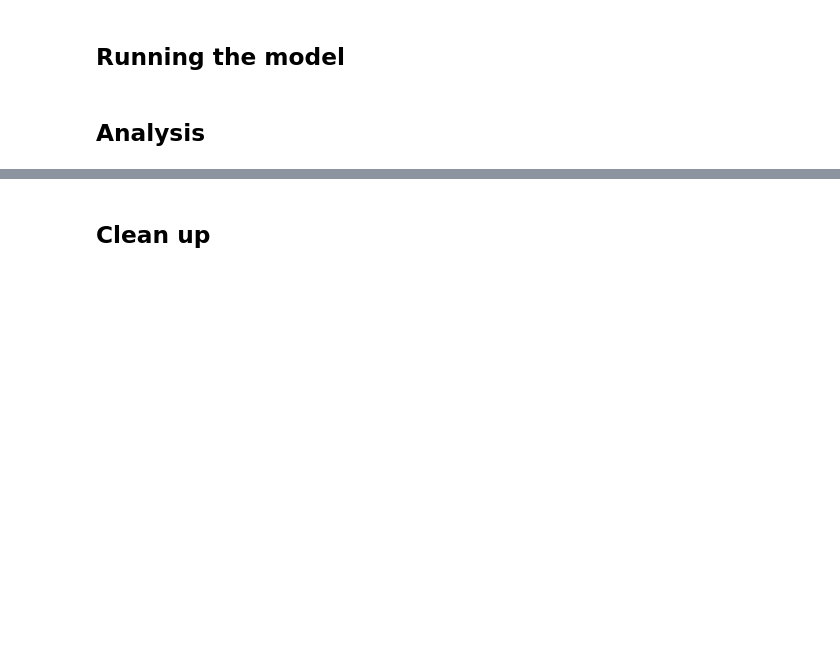
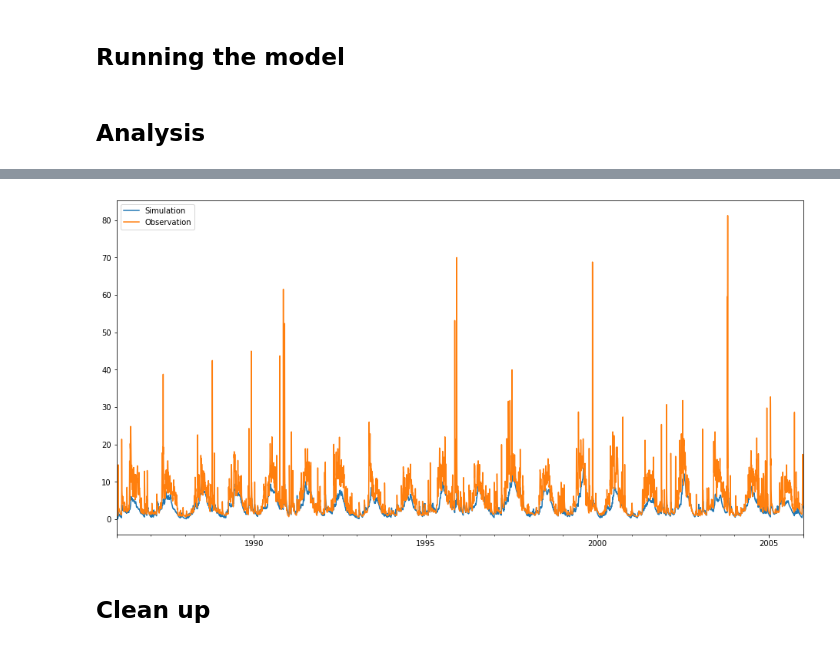
Before and after one commit to vhoogelander/BMI_HBVmountain_streamflow_analysis, a Jupyter notebook: HBVmountain/BMI_Python/HBVmountain_Example.ipynb, the cells around one changed output, grey strips where cells are left out. Cells and saved outputs as stored; diff of their text form; code cells hidden in the pictures; blank space fills up the shorter version.

```diff
--- a/HBVmountain/BMI_Python/HBVmountain_Example.ipynb
+++ b/HBVmountain/BMI_Python/HBVmountain_Example.ipynb
@@ -92,8 +106,10 @@ combined_discharge
 # %%
 plt.figure(figsize=[16,8])
 combined_discharge.simulation.plot(label='Simulation')
-combined_discharge.Discharge.plot(label='Observation')
+combined_discharge.streamflow.plot(label='Observation')
 plt.legend();
+# %% [output]
+[figure, added]
 # %% [markdown]
 ## Clean up
 # %%
```
Also changed, not shown: parts of 2 cells of this notebook.
